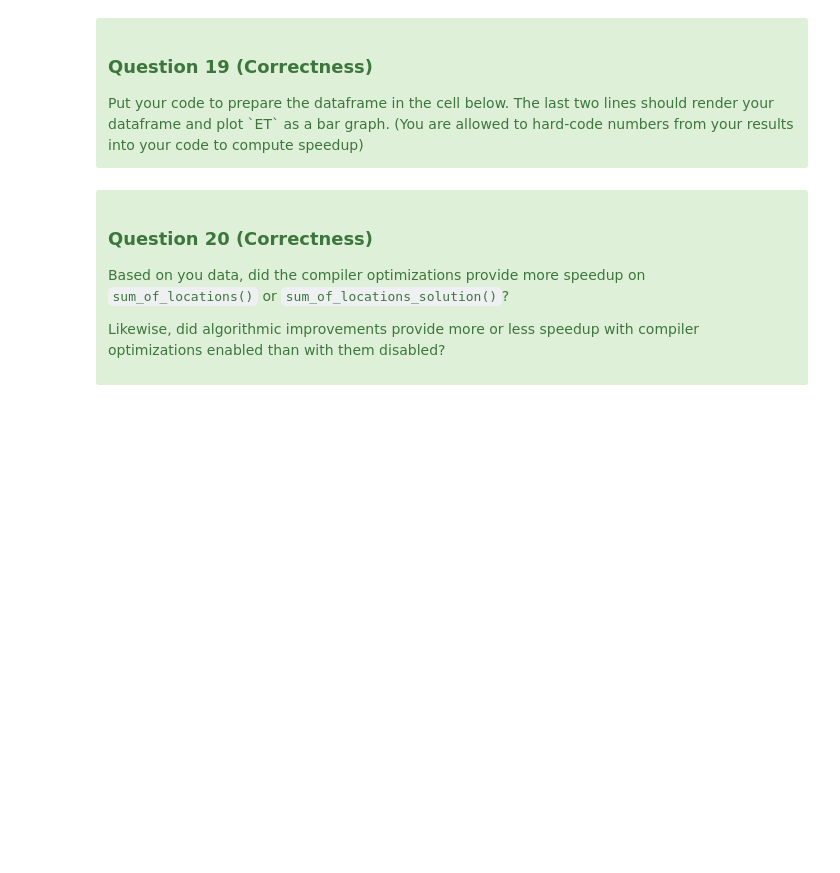
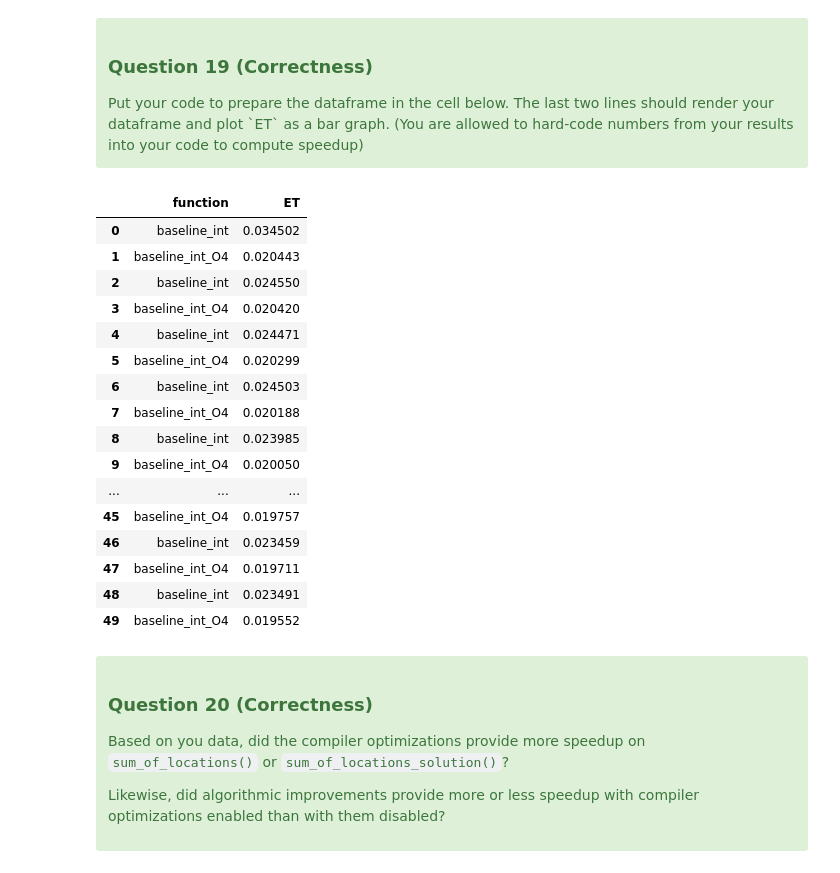
Before and after one commit to CS203UCR/2022fa-cs203-performance-madhuammulu8, a Jupyter notebook: Assignment.ipynb, the cells around one changed output. Cells and saved outputs as stored; diff of their text form; code cells hidden in the pictures; blank space fills up the shorter version.

```diff
--- a/Assignment.ipynb
+++ b/Assignment.ipynb
@@ -1614,9 +1616,26 @@ Put your code to prepare the dataframe in the cell below.  The last two lines sh
 # %%
 df = render_csv("opt.csv")
 df2 = render_csv("noopt.csv")
 dfinal = pd.concat([df,df2])
-# display(dfinal)
-# plotPEBar("noopt.csv", what=[("function", "ET")])
+display(df[["function","ET"]])
+# %% [output]
+|  | function | ET |
+| 0 | baseline_int | 0.034502 |
+| 1 | baseline_int_O4 | 0.020443 |
+| 2 | baseline_int | 0.024550 |
+| 3 | baseline_int_O4 | 0.020420 |
+| 4 | baseline_int | 0.024471 |
+| 5 | baseline_int_O4 | 0.020299 |
+| 6 | baseline_int | 0.024503 |
+| 7 | baseline_int_O4 | 0.020188 |
+| 8 | baseline_int | 0.023985 |
+| 9 | baseline_int_O4 | 0.020050 |
+| ... | ... | ... |
+| 45 | baseline_int_O4 | 0.019757 |
+| 46 | baseline_int | 0.023459 |
+| 47 | baseline_int_O4 | 0.019711 |
+| 48 | baseline_int | 0.023491 |
+| 49 | baseline_int_O4 | 0.019552 |
 # %% [markdown]
 <div class="alert alert-block alert-success">
 <div class="question correctness points-4">
```
Also changed, not shown: parts of 28 cells of this notebook, 1 other file.
